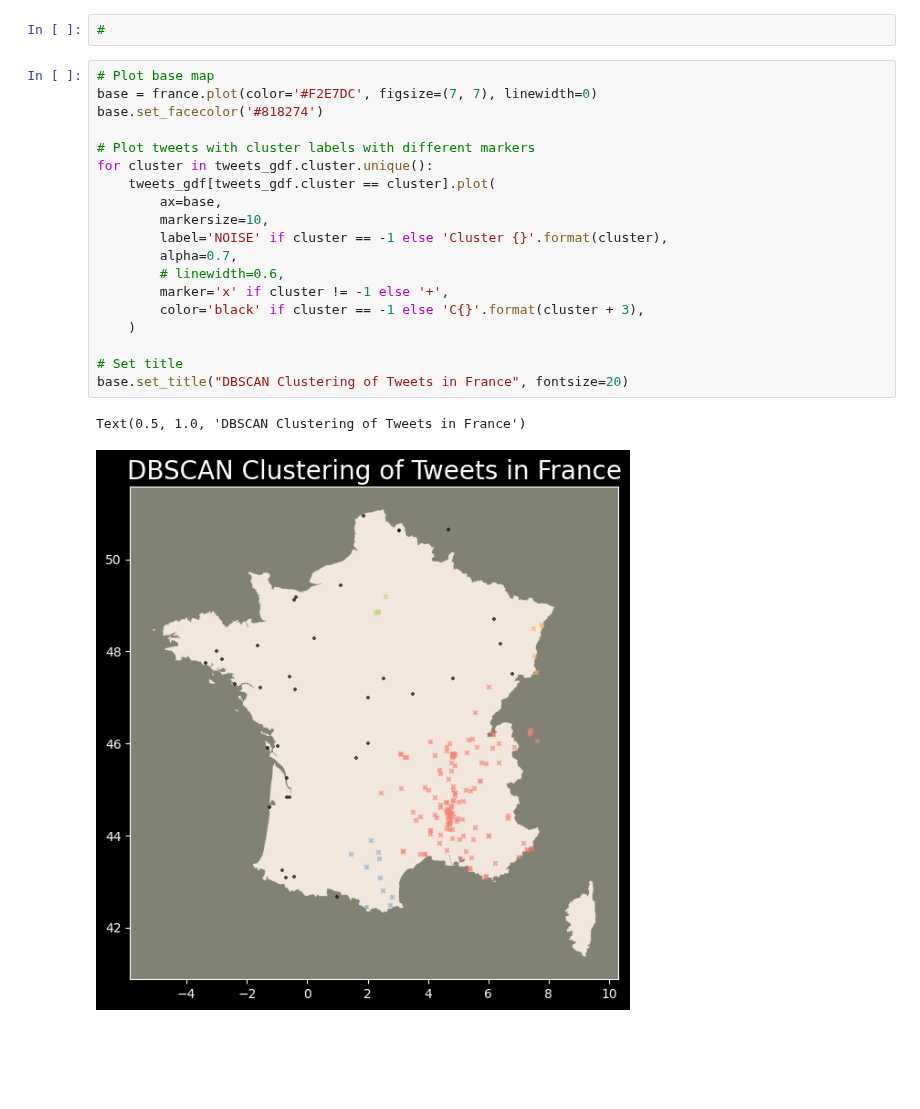
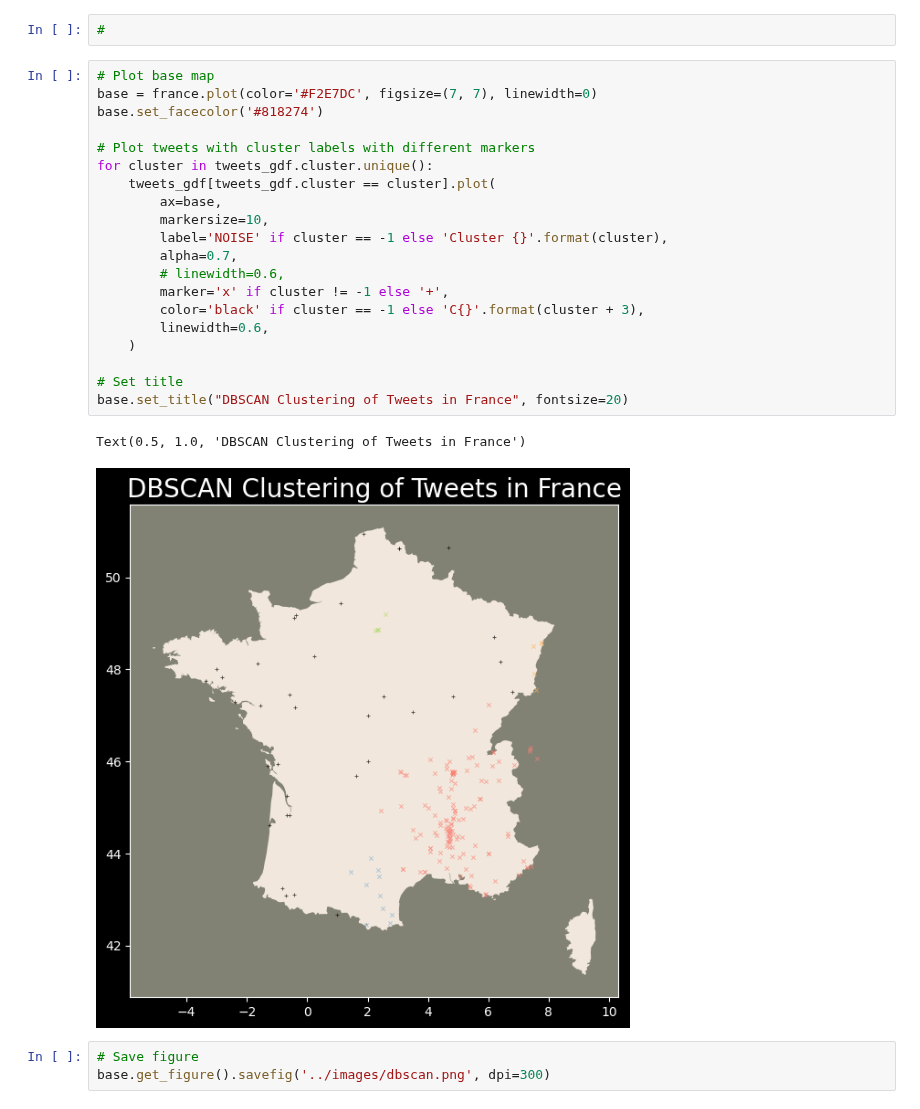
Before and after one commit to lletassey/clustering-tweets-earthquake, a Jupyter notebook: notebooks/algos/dbscan.ipynb, the cells around one changed output. Cells and saved outputs as stored; diff of their text form; blank space fills up the shorter version.

Commit message:
Save dbscan figure

```diff
--- a/notebooks/algos/dbscan.ipynb
+++ b/notebooks/algos/dbscan.ipynb
@@ -98,22 +98,26 @@ tweets_gdf = gpd.GeoDataFrame(
 # %%
 # Plot base map
 base = france.plot(color='#F2E7DC', figsize=(7, 7), linewidth=0)
 base.set_facecolor('#818274')
 
 # Plot tweets with cluster labels with different markers
 for cluster in tweets_gdf.cluster.unique():
     tweets_gdf[tweets_gdf.cluster == cluster].plot(
         ax=base,
         markersize=10,
         label='NOISE' if cluster == -1 else 'Cluster {}'.format(cluster),
         alpha=0.7,
         # linewidth=0.6,
         marker='x' if cluster != -1 else '+',
         color='black' if cluster == -1 else 'C{}'.format(cluster + 3),
+        linewidth=0.6,
     )
 
 # Set title
 base.set_title("DBSCAN Clustering of Tweets in France", fontsize=20)
 # %% [output]
 Text(0.5, 1.0, 'DBSCAN Clustering of Tweets in France')
-[figure, old version]
+[figure, new version]
+# %%
+# Save figure
+base.get_figure().savefig('../images/dbscan.png', dpi=300)
```
Also changed, not shown: parts of 1 cell of this notebook.
